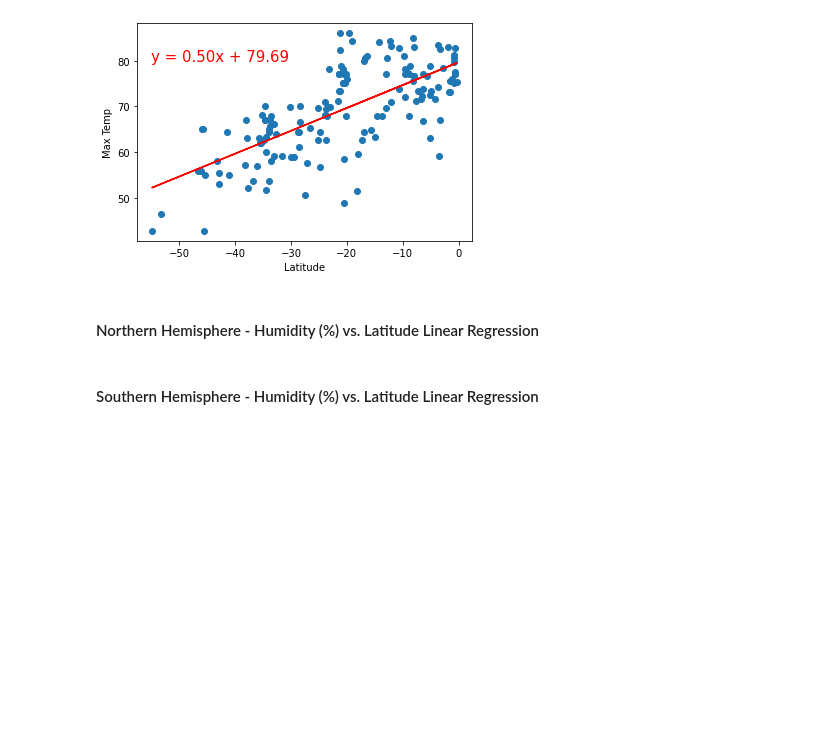
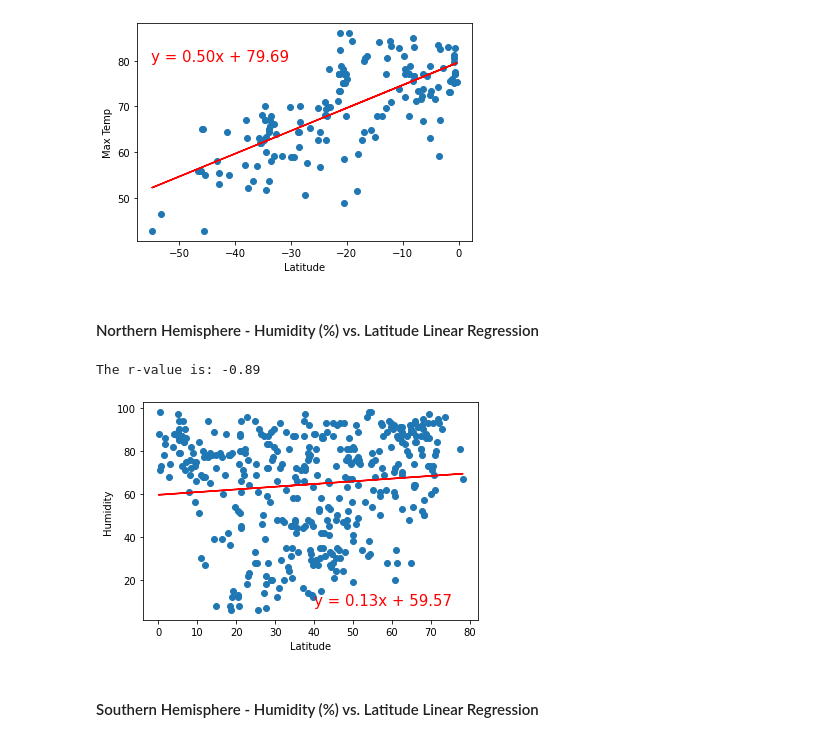
Before and after one commit to ClovisL/python-api-challenge, a Jupyter notebook: WeatherPy/WeatherPy.ipynb, the cells around one changed output. Drawn from its saved outputs; the diff is of its cells as text; code cells hidden in the pictures; blank space fills up the shorter version.

Commit message:
Updated linear regressions

```diff
--- a/WeatherPy/WeatherPy.ipynb
+++ b/WeatherPy/WeatherPy.ipynb
@@ -311,5 +311,31 @@ The r-value is: 0.71
 [figure]
 # %% [markdown]
 ####  Northern Hemisphere - Humidity (%) vs. Latitude Linear Regression
+# %%
+# Establish x value and find St. Pearson Correlation Coefficient for Humidity
+north_hum = north_hem["Humidity"]
+
+# Print St. Pearson Correlation Coefficient
+print(f"The r-value is: {round(st.pearsonr(north_lat, north_temp)[0],2)}")
+
+# establish linear regression values
+slope, inter, r, p, std_err = st.linregress(north_lat, north_hum)
+
+# linear regression line
+fit = slope * north_lat + inter
+
+# Equation for slope
+line_equation = "y = {:.2f}x + {:.2f}".format(slope, inter)
+
+# scatter plot of the data
+plt.scatter(x=north_hem["Lat"], y=north_hem["Humidity"])
+plt.plot(north_lat, fit, "-", color="r")
+plt.xlabel("Latitude")
+plt.ylabel("Humidity")
+plt.annotate(line_equation, (40,8), fontsize=15, color="r")
+plt.show()
+# %% [output]
+The r-value is: -0.89
+[figure, added]
 # %% [markdown]
 ####  Southern Hemisphere - Humidity (%) vs. Latitude Linear Regression
```
Also changed, not shown: parts of 3 cells of this notebook.
